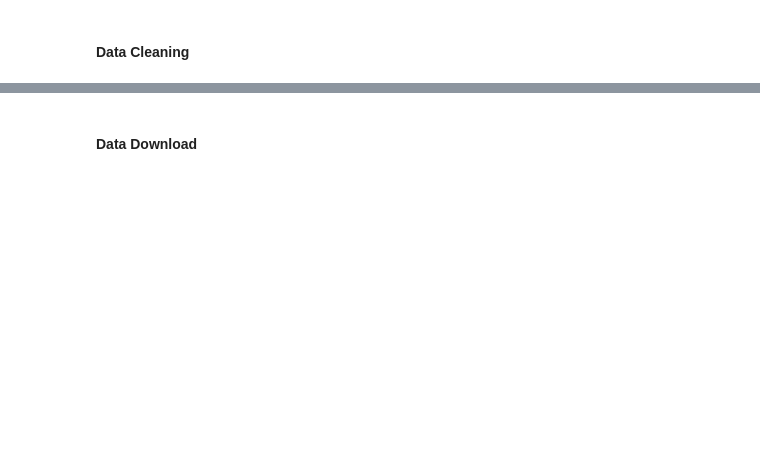
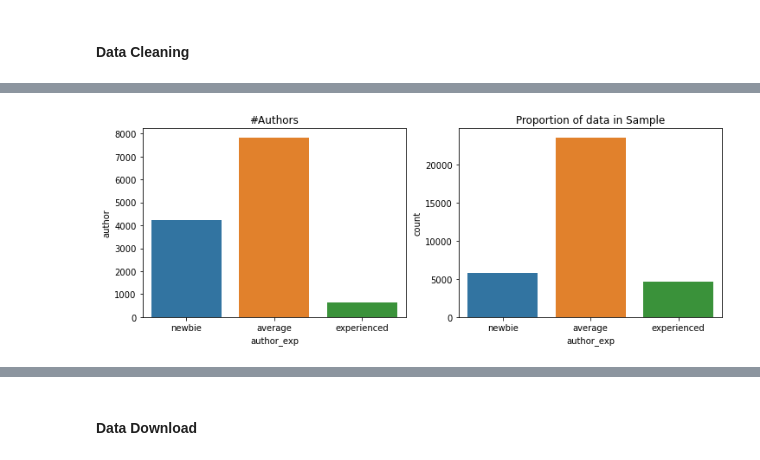
Before and after one commit to ECorpron/Goodreads-Analysis, a Jupyter notebook: 03 Source Codes/03 master_data_processing.ipynb, the cells around one changed output, grey strips where cells are left out. Cells and saved outputs as stored; diff of their text form; code cells hidden in the pictures; blank space fills up the shorter version.

```diff
--- a/03 Source Codes/03 master_data_processing.ipynb
+++ b/03 Source Codes/03 master_data_processing.ipynb
@@ -104,0 +147,23 @@ data_1['book_size'] = data_1['page_count'].apply(func = lambda x: classify_book_
+# %%
+def classify_work_exp(x):
+    if x < 4:
+        return 'newbie'
+    elif x >= 4 and x <= 8:
+        return 'average'
+    else:
+        return 'experienced'
+
+data['author_exp'] = data['log2_author_work_count'].apply(func = lambda x: classify_work_exp(x))
+
+fig, ax = plt.subplots(nrows = 1, ncols = 2, figsize = (12,4))
+
+exp = data[['author','author_exp']].drop_duplicates().groupby(by = 'author_exp').agg({'author':'count'}).reset_index()
+sns.barplot(x = 'author_exp', y = 'author', data = exp, order = ['newbie', 'average', 'experienced'], ax =  ax[0])
+ax[0].set_title('#Authors')
+
+sns.countplot(data = data, x = 'author_exp', order = ['newbie', 'average', 'experienced'], ax = ax[1])
+ax[1].set_title('Proportion of data in Sample')
+
+plt.show()
+# %% [output]
+[figure, added]
```
Also changed, not shown: parts of 22 cells of this notebook, 4 other files.
